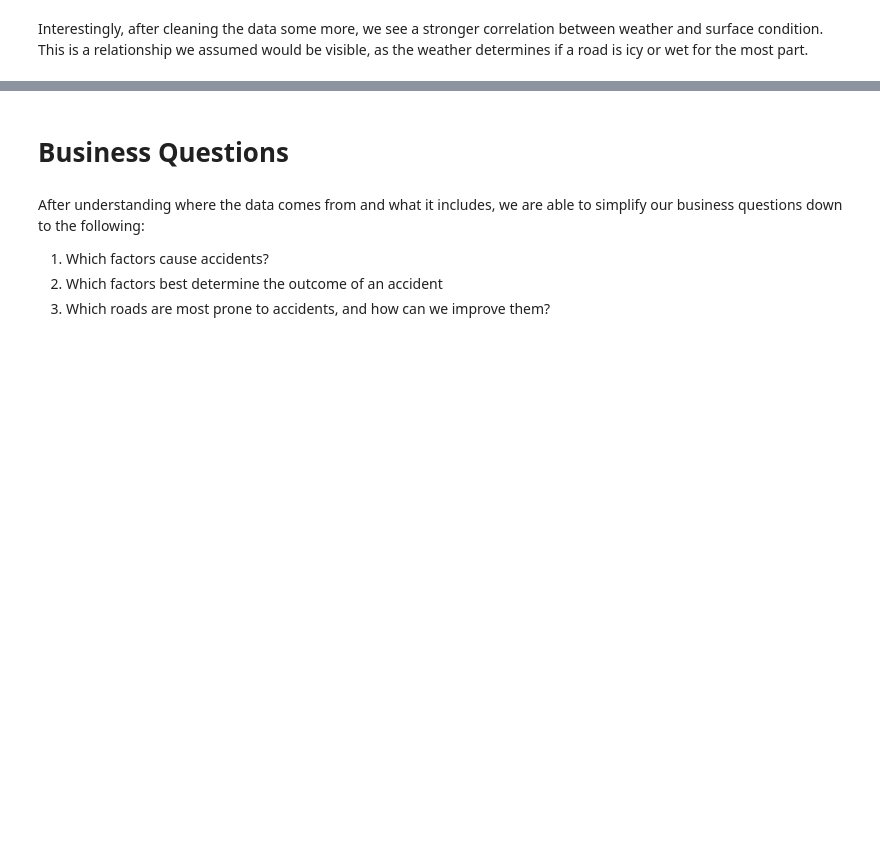
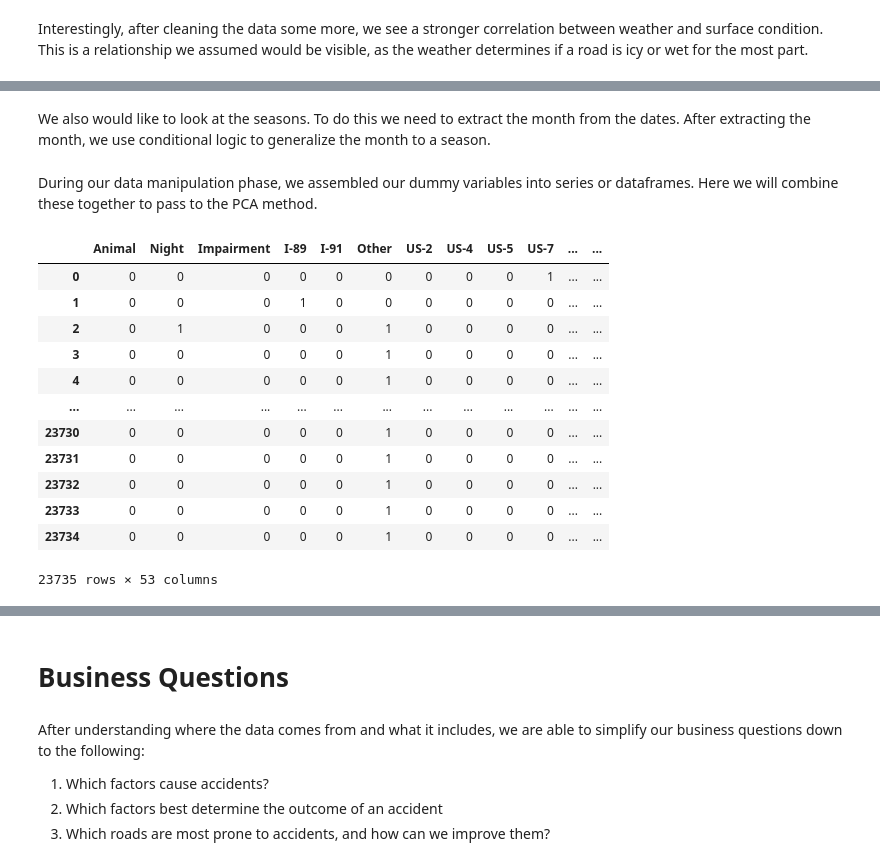
Before and after one commit to bmccxd/IST-5520-SP20-G1, a Jupyter notebook: Data Analysis-Group 1.ipynb, the cells around one changed output, grey strips where cells are left out. Drawn from its saved outputs; the diff is of its cells as text; code cells hidden in the pictures; blank space fills up the shorter version.

```diff
--- a/Data Analysis-Group 1.ipynb
+++ b/Data Analysis-Group 1.ipynb
@@ -584,0 +696,3 @@ AttributeError: 'numpy.ndarray' object has no attribute 'count'
+# %%
+# DayNight --> save "night" case only as yes/no
+night=pd.get_dummies(df['DayNight'])['Night']
@@ -584,0 +732,2 @@ AttributeError: 'numpy.ndarray' object has no attribute 'count'
+# %% [markdown]
+We also would like to look at the seasons. To do this we need to extract the month from the dates. After extracting the month, we use conditional logic to generalize the month to a season.
@@ -584,0 +748,58 @@ AttributeError: 'numpy.ndarray' object has no attribute 'count'
+# %%
+# determine season
+seasons = ""
+for i in range(len(months)):
+    if months[i]=='12':
+        seasons += 'Winter' + ','
+    if months[i]=='01':
+        seasons += 'Winter' + ','
+    if months[i]=='02':
+        seasons += 'Winter' + ','
+    if months[i]=='03':
+        seasons += 'Spring' + ','
+    if months[i]=='04':
+        seasons += 'Spring' + ','
+    if months[i]=='05':
+        seasons += 'Spring' + ','
+    if months[i]=='06':
+        seasons += 'Summer' + ','
+    if months[i]=='07':
+        seasons += 'Summer' + ','
+    if months[i]=='08':
+        seasons += 'Summer' + ','
+    if months[i]=='09':
+        seasons += 'Fall' + ','
+    if months[i]=='10':
+        seasons += 'Fall' + ','
+    if months[i]=='11':
+        seasons += 'Fall' + ','
+# remove last extraneous comma from loop
+seasons = seasons[:-1]
+# split comma separated string
+seasons = seasons.split(",")
+# convert to DataFrame
+seasons = pd.Series(seasons)
+seasons = pd.get_dummies(seasons)
+# %% [markdown]
+During our data manipulation phase, we assembled our dummy variables into series or dataframes. Here we will combine these together to pass to the PCA method.
+# %%
+# Build data frame for PCA
+pca_df = pd.concat([animal, night, impairment], axis=1)
+pca_df.columns=['Animal', 'Night', 'Impairment']
+pca_df = pd.concat([pca_df, AOTRoute, city_town, injury, involving, roadcondition, surfacecondition, weather, seasons],
+                   axis=1, sort=False)
+pca_df
+# %% [output]
+|  | Animal | Night | Impairment | I-89 | I-91 | Other | US-2 | US-4 | US-5 | US-7 | ... | ... |
+| 0 | 0 | 0 | 0 | 0 | 0 | 0 | 0 | 0 | 0 | 1 | ... | ... |
+| 1 | 0 | 0 | 0 | 1 | 0 | 0 | 0 | 0 | 0 | 0 | ... | ... |
+| 2 | 0 | 1 | 0 | 0 | 0 | 1 | 0 | 0 | 0 | 0 | ... | ... |
+| 3 | 0 | 0 | 0 | 0 | 0 | 1 | 0 | 0 | 0 | 0 | ... | ... |
+| 4 | 0 | 0 | 0 | 0 | 0 | 1 | 0 | 0 | 0 | 0 | ... | ... |
+| ... | ... | ... | ... | ... | ... | ... | ... | ... | ... | ... | ... | ... |
+| 23730 | 0 | 0 | 0 | 0 | 0 | 1 | 0 | 0 | 0 | 0 | ... | ... |
+| 23731 | 0 | 0 | 0 | 0 | 0 | 1 | 0 | 0 | 0 | 0 | ... | ... |
+| 23732 | 0 | 0 | 0 | 0 | 0 | 1 | 0 | 0 | 0 | 0 | ... | ... |
+| 23733 | 0 | 0 | 0 | 0 | 0 | 1 | 0 | 0 | 0 | 0 | ... | ... |
+| 23734 | 0 | 0 | 0 | 0 | 0 | 1 | 0 | 0 | 0 | 0 | ... | ... |
+23735 rows × 53 columns
```
Also changed, not shown: parts of 46 cells of this notebook.
